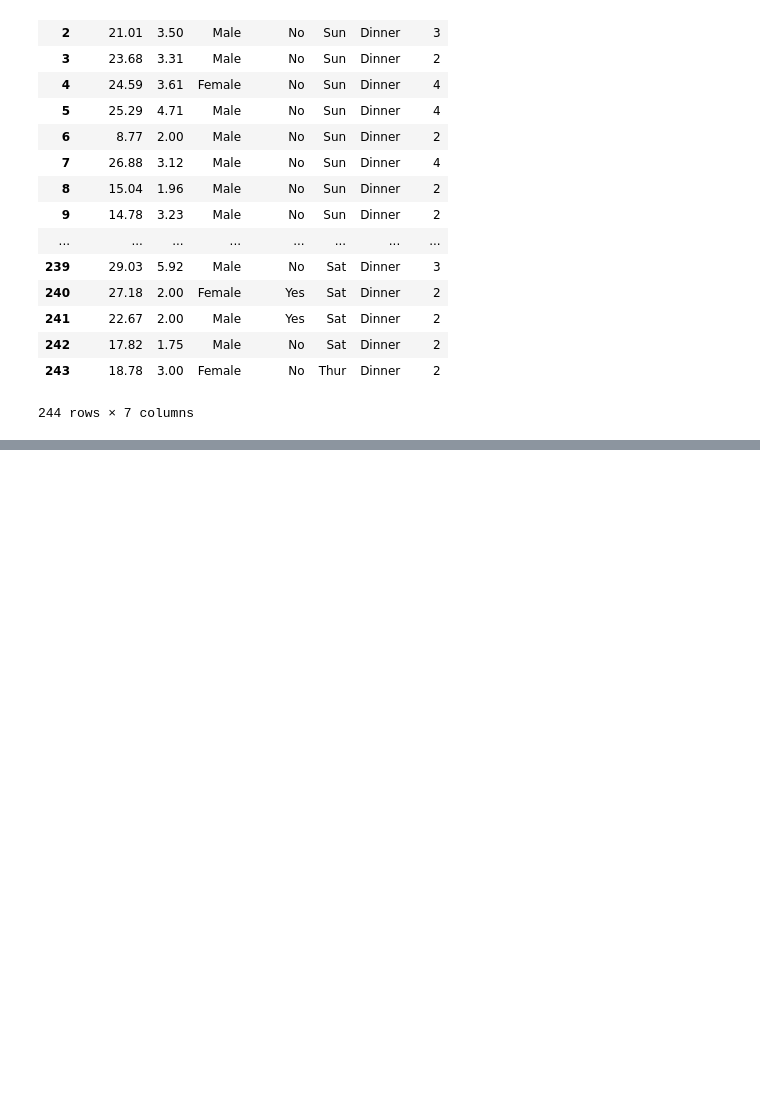
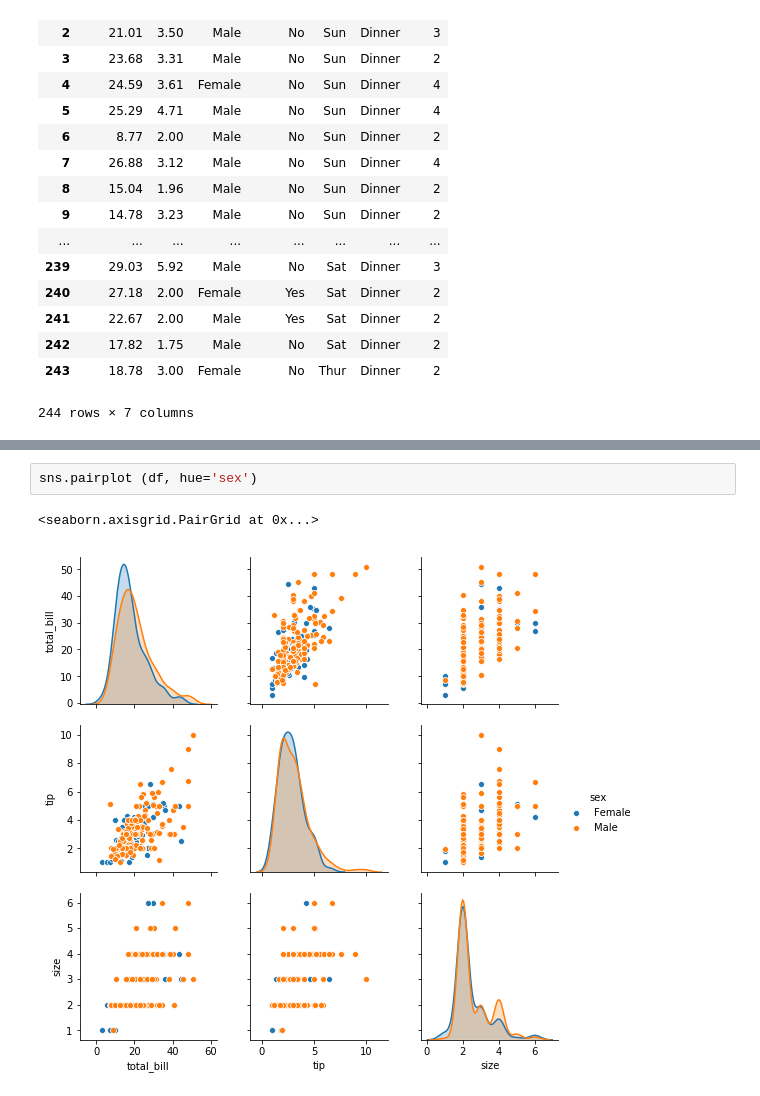
Before and after one commit to martinaobrien/FUNDAMENTALS-OF-DATA-ANALYSIS-Project-2019, a Jupyter notebook: Tips Dataset Assignment .ipynb, the cells around one changed output, grey strips where cells are left out. Cells and saved outputs as stored; diff of their text form; blank space fills up the shorter version.

```diff
--- a/Tips Dataset Assignment .ipynb
+++ b/Tips Dataset Assignment .ipynb
@@ -26,0 +71,5 @@ df #display the dataset
+# %%
+sns.pairplot (df, hue='sex')
+# %% [output]
+<seaborn.axisgrid.PairGrid at 0x...>
+[figure, added]
```
Also changed, not shown: parts of 10 cells of this notebook, 1 other file.
